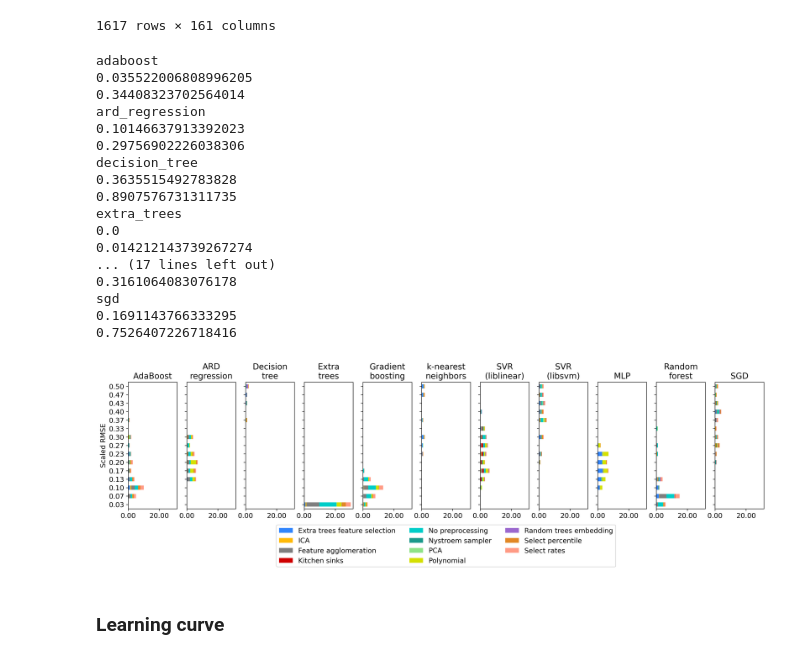
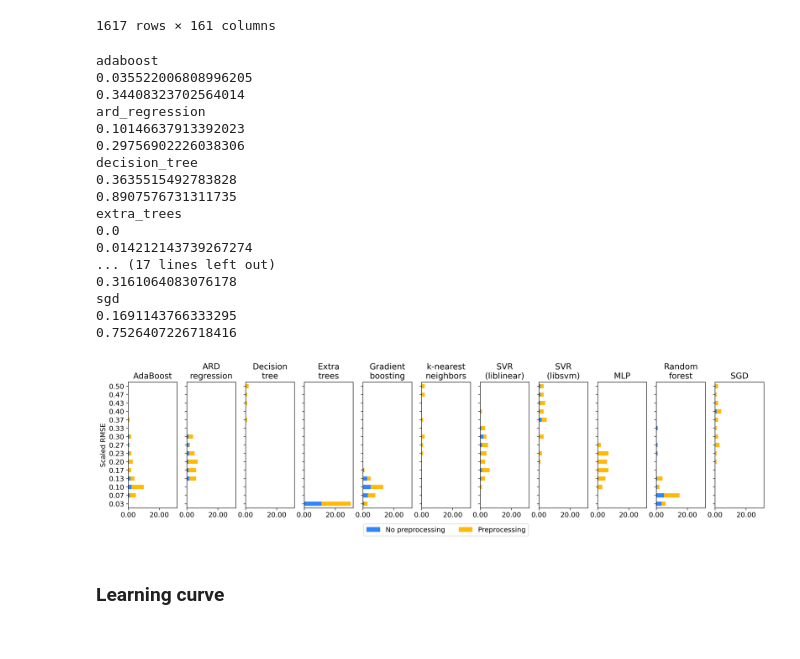
Before and after one commit to mxgbr/gpp_upscaling, a Jupyter notebook: 03_autosklearn_explainability.ipynb, the cells around one changed output. Cells and saved outputs as stored; diff of their text form; code cells hidden in the pictures.

```diff
--- a/03_autosklearn_explainability.ipynb
+++ b/03_autosklearn_explainability.ipynb
@@ -168,6 +168,9 @@ preproc_choice = preproc_choice.rename(columns={'extra_trees_preproc_for_regress
                                                 'select_rates_regression': 'Select rates'
                                                })
 
+preproc_choice['Preprocessing'] = preproc_choice[['Extra trees feature selection', 'ICA', 'Feature agglomeration', 'Kitchen sinks', 'Nystroem sampler', 'Polynomial', 'Random trees embedding', 'Select percentile', 'Select rates']].sum(axis=1)
+preproc_choice = preproc_choice[['No preprocessing', 'Preprocessing']]
+
 algs = max_score.index.get_level_values(1).unique()
 
 fig, ax = plt.subplots(1, len(algs), figsize=(20, 4), sharey=True, sharex=True)
@@ -177,6 +180,7 @@ n_bins = 15
 binwidth = np.abs(hist_max - hist_min) / n_bins
 
 for idx, alg in enumerate(algs):
+
     ax[idx].xaxis.set_major_formatter(FormatStrFormatter('%.2f'))
 
     # select algorithm specific score and preprocessing steps
@@ -201,36 +205,37 @@ for idx, alg in enumerate(algs):
     # df with bin centers as index
     preproc_choice_select_mean = pd.concat([preproc_choice_select_mean, bin_centers], axis=1).set_index('bins').sort_index()
     preproc_choice_select_mean.multiply(counts, axis=0).plot.barh(stacked=True, ax=ax[idx], legend=False)
     ax[idx].set_title(alg_names[alg])
     yticklabels = ['{:.2f}'.format(bc) for bc in preproc_choice_select_mean.index.values]
     #ax.set_yticks(bin_centers)
     ax[idx].set_yticklabels(yticklabels)
+    #ax[idx].set_xlim(0, 30)
 
 handles, labels = ax[idx].get_legend_handles_labels()
 
 ax[0].set_ylabel('Scaled RMSE')
 ax[5].legend(loc='upper center', bbox_to_anchor=(0.5, -0.1), ncols=3)
-plt.tight_layout()
-plt.savefig(os.path.join('analysis/benchmark', exp_id, 'base_model_perform.pdf'))
+#plt.tight_layout()
+plt.savefig(os.path.join('analysis/benchmark', exp_id, 'base_model_perform_preprocbool.pdf'))
 # %% [output]
 adaboost
 0.035522006808996205
 0.34408323702564014
 ard_regression
 0.10146637913392023
 0.29756902226038306
 decision_tree
 0.3635515492783828
 0.8907576731311735
 extra_trees
 0.0
 0.014212143739267274
 ... (17 lines left out)
 0.3161064083076178
 sgd
 0.1691143766333295
 0.7526407226718416
-[figure, old version]
+[figure, new version]
 # %% [markdown]
 ### Learning curve
 # %%
```
Also changed, not shown: parts of 1 cell of this notebook, 3 other files.
